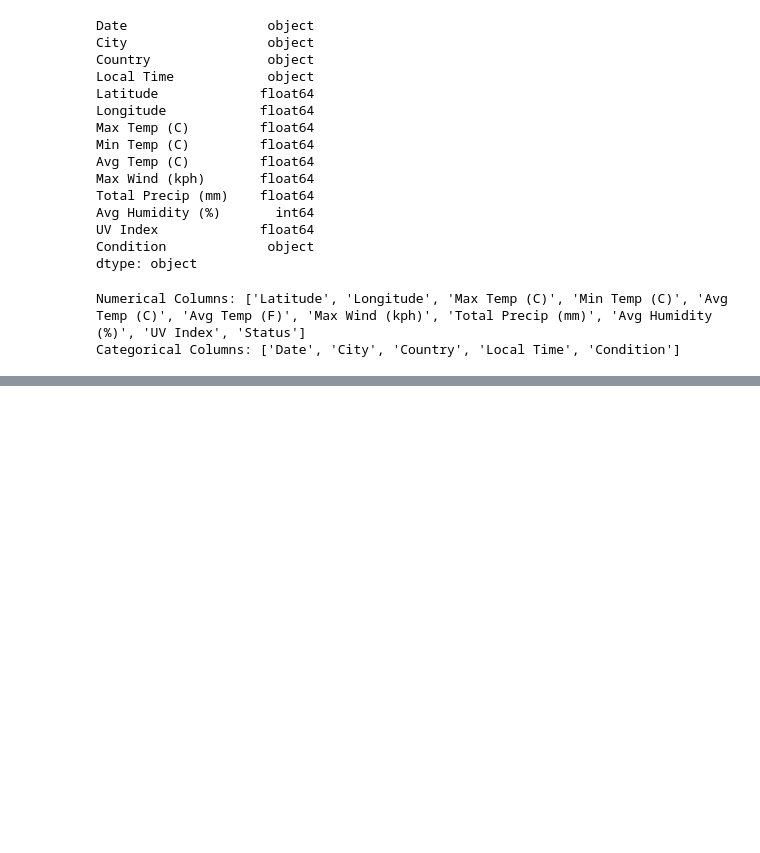
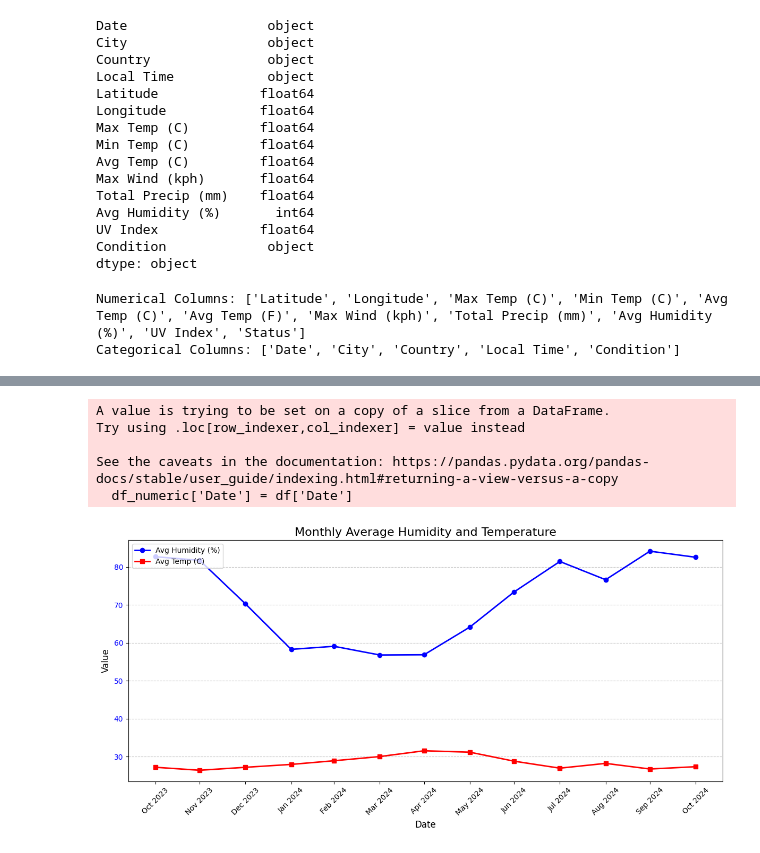
Before and after one commit to ASAPPhat/ML_WeatherForecast, a Jupyter notebook: project.ipynb, the cells around one changed output, grey strips where cells are left out. Cells and saved outputs as stored; diff of their text form; code cells hidden in the pictures; blank space fills up the shorter version.

```diff
--- a/project.ipynb
+++ b/project.ipynb
@@ -308,0 +463,60 @@ KeyError: 'date'
+# %%
+import pandas as pd
+import matplotlib.pyplot as plt
+
+# Step 1: Load the data into a DataFrame (Replace this with your actual data loading process)
+df = pd.read_csv('weather_data.csv')
+
+# Convert 'Date' column to datetime format
+df['Date'] = pd.to_datetime(df['Date'])
+
+# Step 2: Select only the numeric columns for aggregation
+numeric_columns = df.select_dtypes(include=['float64', 'int64']).columns
+df_numeric = df[numeric_columns]
+
+# Add the 'Date' column back for resampling
+df_numeric['Date'] = df['Date']
+
+# Step 3: Set the Date column as index for resampling
+df_numeric.set_index('Date', inplace=True)
+
+# Resample the data by month and calculate the mean
+df_monthly = df_numeric.resample('M').mean()
+
+# Step 4: Plot the results
+fig, ax = plt.subplots(figsize=(12, 6))
+
+# Plot Avg Humidity as a line chart
+ax.plot(df_monthly.index, df_monthly['Avg Humidity (%)'],
+        color='blue', label='Avg Humidity (%)', marker='o', linewidth=2)
+
+# Plot Avg Temperature as a line chart
+ax.plot(df_monthly.index, df_monthly['Avg Temp (C)'],
+        color='red', label='Avg Temp (C)', marker='s', linewidth=2)
+
+# Add labels and title
+ax.set_xlabel('Date', fontsize=12)
+ax.set_ylabel('Value', fontsize=12)
+ax.tick_params(axis='y', labelcolor='blue')
+ax.set_title('Monthly Average Humidity and Temperature', fontsize=16)
+
+# Add gridlines for clarity
+ax.yaxis.grid(True, linestyle='--', alpha=0.7)
+
+# Add a legend
+ax.legend(loc='upper left')
+
+# Formatting the x-axis
+ax.set_xticks(df_monthly.index)  # Set x-ticks to be each month
+ax.set_xticklabels(df_monthly.index.strftime('%b %Y'), rotation=45)  # Rotate for better readability
+
+# Display the plot
+plt.tight_layout()
+plt.show()
+# %% [output]
+A value is trying to be set on a copy of a slice from a DataFrame.
+Try using .loc[row_indexer,col_indexer] = value instead
+
+See the caveats in the documentation: https://pandas.pydata.org/pandas-docs/stable/user_guide/indexing.html#returning-a-view-versus-a-copy
+  df_numeric['Date'] = df['Date']
+[figure, added]
```
Also changed, not shown: parts of 17 cells of this notebook.
